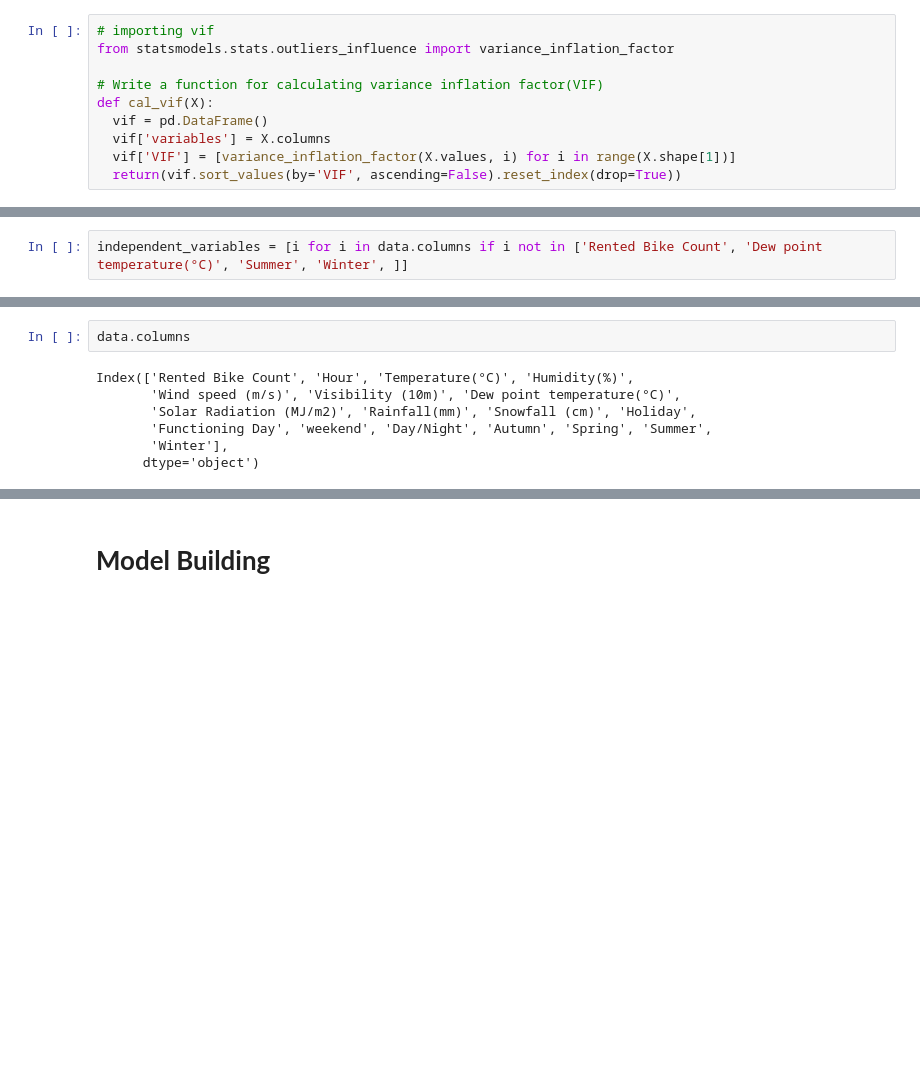
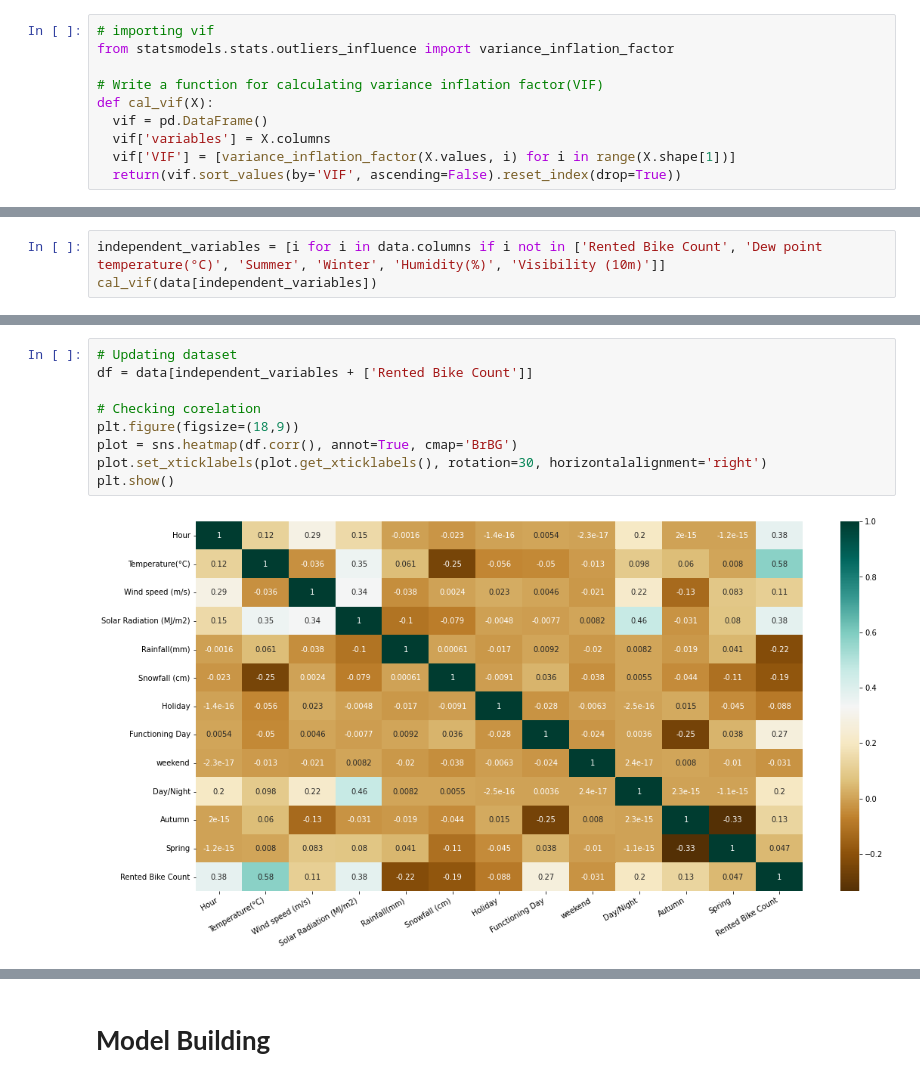
Before and after one commit to prajwalDU/Bike-sharing-demand-prdiction-prajwal, a Jupyter notebook: Final_Bike_Sharing_Demand_Prediction_Capstone_Project.ipynb, the cells around one changed output, grey strips where cells are left out. Drawn from its saved outputs; the diff is of its cells as text; blank space fills up the shorter version.

```diff
--- a/Final_Bike_Sharing_Demand_Prediction_Capstone_Project.ipynb
+++ b/Final_Bike_Sharing_Demand_Prediction_Capstone_Project.ipynb
@@ -310,2 +305,3 @@ cal_vif(data[independent_variables])
 # %%
-independent_variables = [i for i in data.columns if i not in ['Rented Bike Count', 'Dew point temperature(°C)', 'Summer', 'Winter', ]]
+independent_variables = [i for i in data.columns if i not in ['Rented Bike Count', 'Dew point temperature(°C)', 'Summer', 'Winter', 'Humidity(%)', 'Visibility (10m)']]
+cal_vif(data[independent_variables])
@@ -312,9 +322,11 @@ independent_variables = [i for i in data.columns if i not in ['Rented Bike Count
-# %%
-data.columns
-# %% [output]
-Index(['Rented Bike Count', 'Hour', 'Temperature(°C)', 'Humidity(%)',
-       'Wind speed (m/s)', 'Visibility (10m)', 'Dew point temperature(°C)',
-       'Solar Radiation (MJ/m2)', 'Rainfall(mm)', 'Snowfall (cm)', 'Holiday',
-       'Functioning Day', 'weekend', 'Day/Night', 'Autumn', 'Spring', 'Summer',
-       'Winter'],
-      dtype='object')
+# %%
+# Updating dataset
+df = data[independent_variables + ['Rented Bike Count']]
+
+# Checking corelation
+plt.figure(figsize=(18,9))
+plot = sns.heatmap(df.corr(), annot=True, cmap='BrBG')
+plot.set_xticklabels(plot.get_xticklabels(), rotation=30, horizontalalignment='right')
+plt.show()
+# %% [output]
+[figure, added]
```
Also changed, not shown: parts of 65 cells of this notebook.
